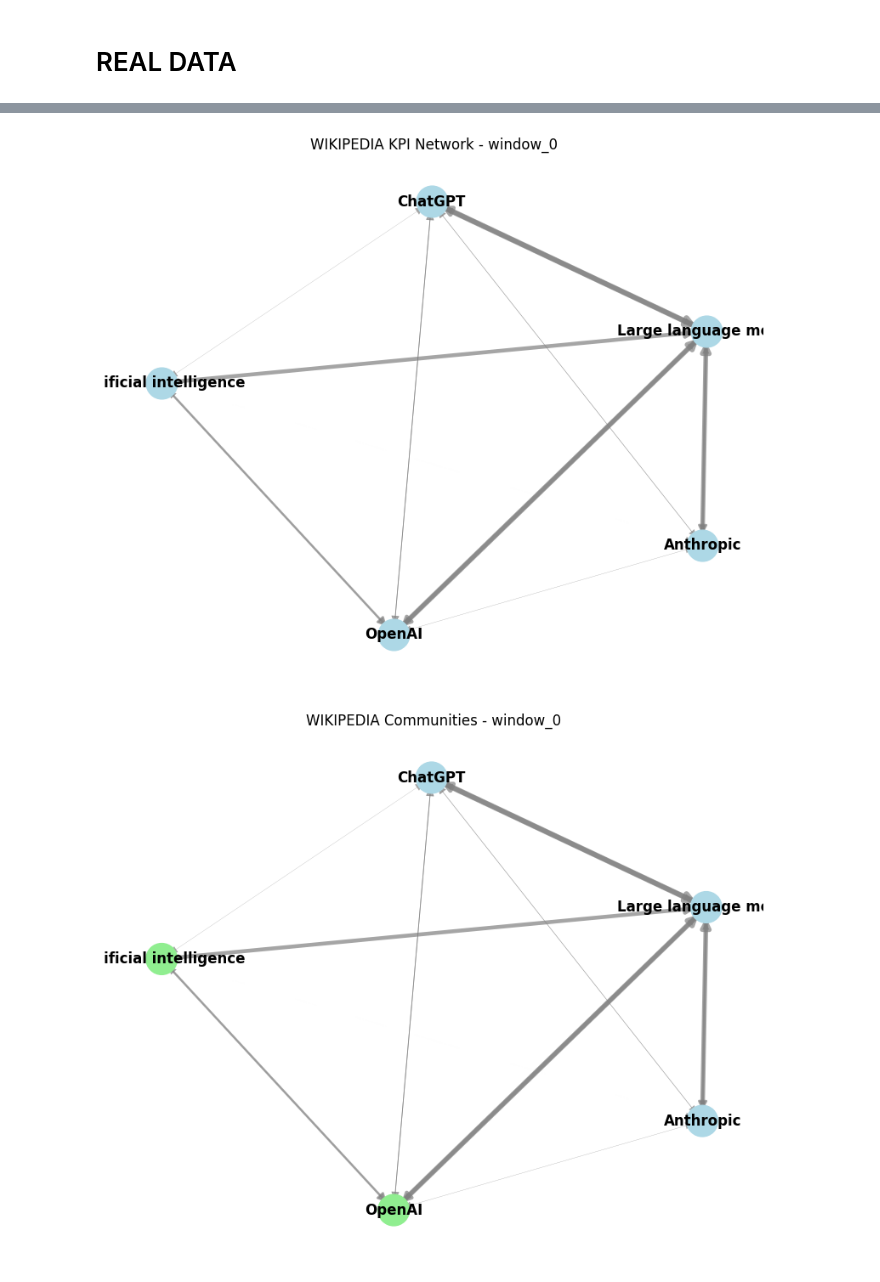
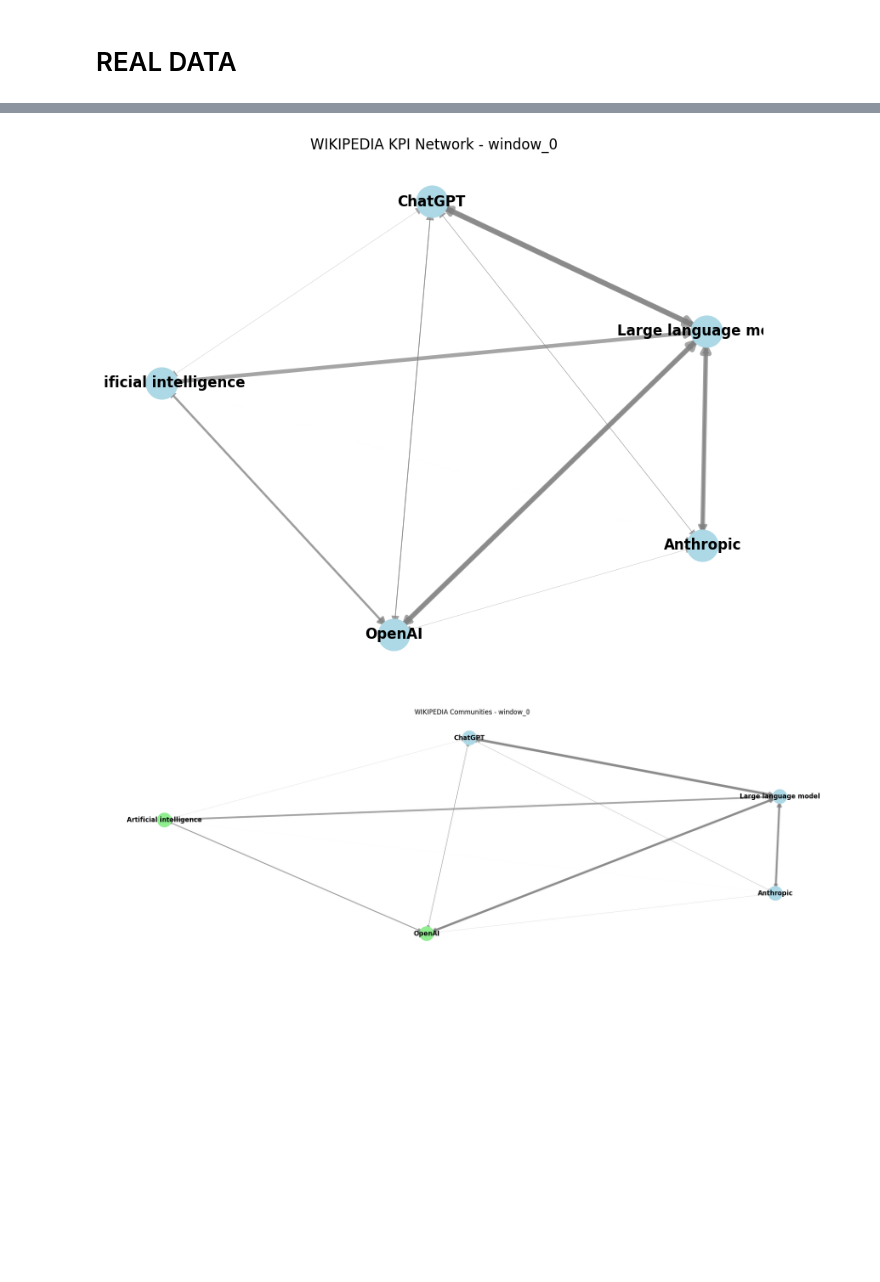
Before and after one commit to witlox/mtsn, a Jupyter notebook: mtsn.ipynb, the cells around one changed output, grey strips where cells are left out. Saved outputs shown, nothing was run; the diff lists cells and outputs as text; code cells hidden in the pictures; blank space fills up the shorter version.

```diff
--- a/mtsn.ipynb
+++ b/mtsn.ipynb
@@ -518,4 +532,6 @@ Full analysis completed successfully
 # %%
+import logging
+
 import pandas as pd
 import numpy as np
 import networkx as nx
@@ -523,6 +539,9 @@ import matplotlib.pyplot as plt
 
 from mtsn import MTSN
 from helpers import run_full_analysis
+
+# instruct module logs
+logging.basicConfig(format='%(asctime)s | %(levelname)s : %(message)s', level=logging.INFO, stream=sys.stdout)
 
 wiki_data = pd.read_parquet('wikipedia.parquet')
 wiki_data.set_index('date', inplace=True)
@@ -599,7 +618,7 @@ print("\nTest 3: Community Detection")
 communities = mtsn.detect_communities(method='spectral', n_communities=2)
 
 # Visualize communities
-plt.figure(figsize=(10, 8))
+plt.figure(figsize=(25, 8))
 community_dict = communities[window_to_plot]
 colors = ['lightblue', 'lightgreen', 'salmon', 'yellow']
 node_colors = [colors[community_dict[node]] for node in G.nodes()]
@@ -609,6 +628,7 @@ nx.draw_networkx_edges(G, pos, width=edge_weights, alpha=0.7, edge_color='gray',
 nx.draw_networkx_labels(G, pos, font_size=12, font_weight='bold')
 plt.title(f'WIKIPEDIA Communities - {window_to_plot}')
 plt.axis('off')
+plt.savefig('wiki_communities.png')
 
 # Test 4: Centrality Analysis
 print("\nTest 4: Centrality Analysis")
@@ -663,14 +683,16 @@ mse = np.mean((original_values - predicted_values) ** 2)
 print(f"Mean Square Error for missing value prediction: {mse:.4f}")
 
 # Visualize predictions for ChatGPT
-sample_kpi = 'ChatGPT'
-plt.figure(figsize=(12, 6))
-plt.plot(wiki_data.index, wiki_data[sample_kpi], 'b-', label='Original')
-plt.plot(wikipedia_with_missing.index, wikipedia_with_missing[sample_kpi], 'ro', label='Available Data')
-plt.plot(predicted_df.index, predicted_df[sample_kpi], 'g--', label='Predicted')
-plt.title(f'{sample_kpi} - Original vs Predicted')
-plt.legend()
-plt.grid(True)
+for sample_kpi in ['ChatGPT', 'OpenAI', 'Anthropic', 'Artificial intelligence', 'Large language model']:
+    plt.figure(figsize=(12, 6))
+    plt.plot(wiki_data.index, wiki_data[sample_kpi], 'b-', label='Original')
+    plt.plot(wikipedia_with_missing.index, wikipedia_with_missing[sample_kpi], 'ro', label='Available Data')
+    plt.plot(predicted_df.index, predicted_df[sample_kpi], 'g--', label='Predicted')
+    plt.title(f'{sample_kpi} - Original vs Predicted')
+    plt.legend()
+    plt.grid(True)
+    if sample_kpi == 'ChatGPT':
+        plt.savefig('wiki_prediction.png')
 
 # Test 6: Full Analysis Pipeline
 print("\nTest 6: Full Analysis Pipeline")
@@ -696,5 +718,5 @@ min         0.00       0.00     759.00                  6406.00
 Full analysis completed successfully
 [figure]
 [figure]
-[figure, old version]
+[figure, new version]
 [figure]
```
Also changed, not shown: parts of 4 cells of this notebook, 6 other files.
